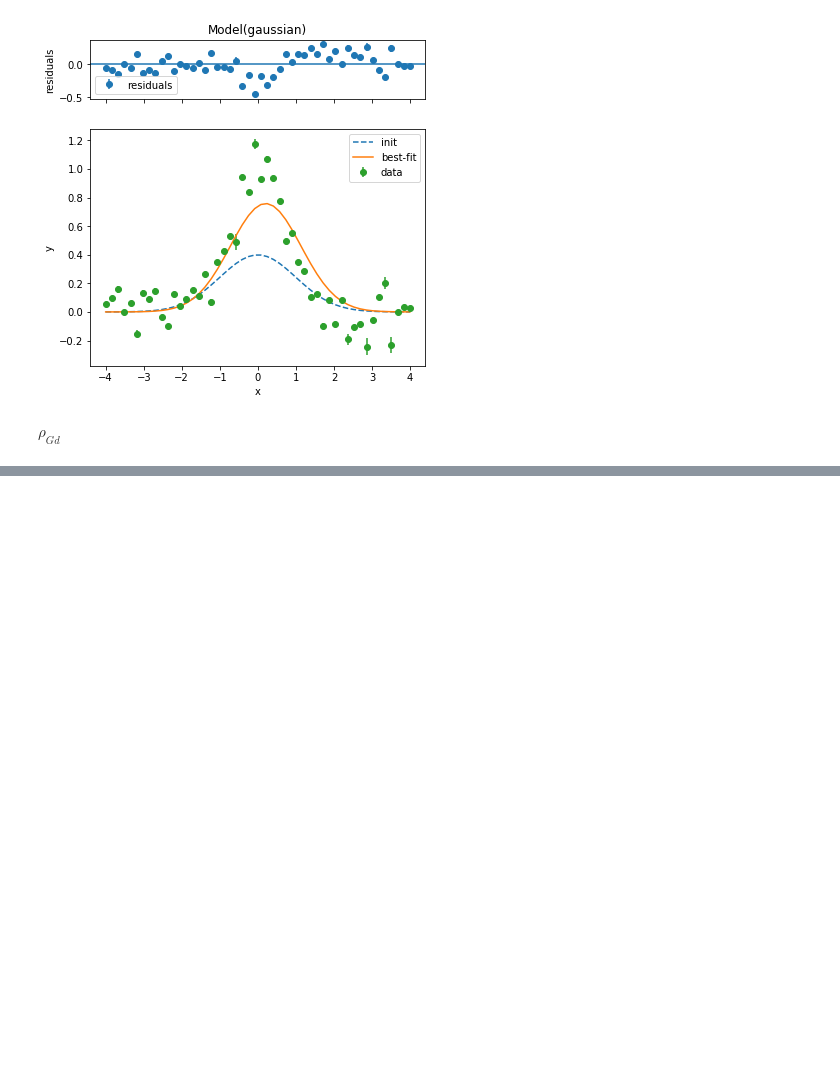
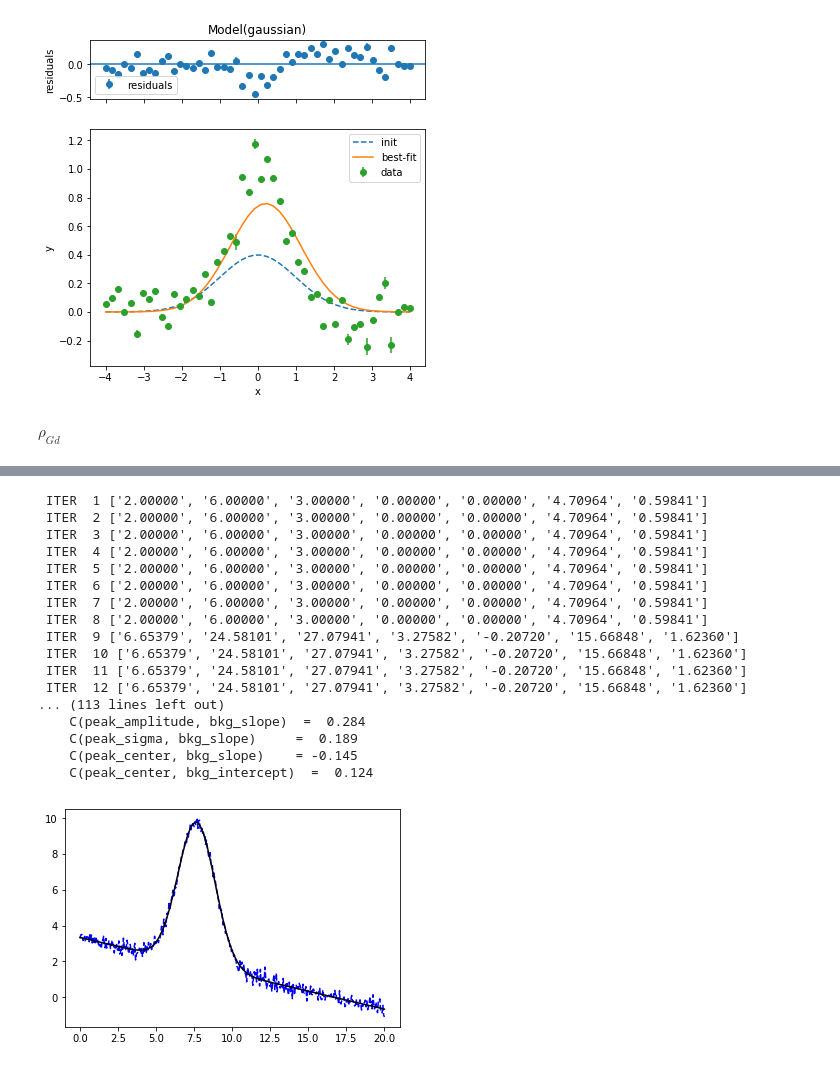
Before and after one commit to zhangy6x/research_stuff, a Jupyter notebook: jupyter_notebooks/lmfit_params.ipynb, the cells around one changed output, grey strips where cells are left out. Saved outputs shown, nothing was run; the diff lists cells and outputs as text; code cells hidden in the pictures; blank space fills up the shorter version.

```diff
--- a/jupyter_notebooks/lmfit_params.ipynb
+++ b/jupyter_notebooks/lmfit_params.ipynb
@@ -60,0 +90,53 @@ $\rho_{Gd}$
+# %%
+from numpy import linspace, random
+import matplotlib.pylab as pylab
+
+from lmfit.models import LinearModel, GaussianModel
+from lmfit.lineshapes import gaussian
+
+def per_iteration(pars, iter, resid, *args, **kws):
+    print(" ITER ", iter, ["%.5f" % p for p in pars.values()])
+
+
+x = linspace(0., 20, 401)
+y = gaussian(x, amplitude=24.56, center=7.6543, sigma=1.23)
+y = y  - .20*x + 3.333 + random.normal(scale=0.23,  size=len(x))
+
+mod = GaussianModel(prefix='peak_') + LinearModel(prefix='bkg_')
+
+pars = mod.make_params()
+pars['peak_amplitude'].value = 3.0
+pars['peak_center'].value = 6.0
+pars['peak_sigma'].value = 2.0
+pars['bkg_intercept'].value = 0.0
+pars['bkg_slope'].value = 0.0
+
+
+out = mod.fit(y, pars, x=x, iter_cb=per_iteration)
+
+pylab.plot(x, y, 'b--')
+
+print(' Nfev = ', out.nfev)
+print( out.fit_report())
+
+pylab.plot(x, out.best_fit, 'k-')
+pylab.show()
+# %% [output]
+ ITER  1 ['2.00000', '6.00000', '3.00000', '0.00000', '0.00000', '4.70964', '0.59841']
+ ITER  2 ['2.00000', '6.00000', '3.00000', '0.00000', '0.00000', '4.70964', '0.59841']
+ ITER  3 ['2.00000', '6.00000', '3.00000', '0.00000', '0.00000', '4.70964', '0.59841']
+ ITER  4 ['2.00000', '6.00000', '3.00000', '0.00000', '0.00000', '4.70964', '0.59841']
+ ITER  5 ['2.00000', '6.00000', '3.00000', '0.00000', '0.00000', '4.70964', '0.59841']
+ ITER  6 ['2.00000', '6.00000', '3.00000', '0.00000', '0.00000', '4.70964', '0.59841']
+ ITER  7 ['2.00000', '6.00000', '3.00000', '0.00000', '0.00000', '4.70964', '0.59841']
+ ITER  8 ['2.00000', '6.00000', '3.00000', '0.00000', '0.00000', '4.70964', '0.59841']
+ ITER  9 ['6.65379', '24.58101', '27.07941', '3.27582', '-0.20720', '15.66848', '1.62360']
+ ITER  10 ['6.65379', '24.58101', '27.07941', '3.27582', '-0.20720', '15.66848', '1.62360']
+ ITER  11 ['6.65379', '24.58101', '27.07941', '3.27582', '-0.20720', '15.66848', '1.62360']
+ ITER  12 ['6.65379', '24.58101', '27.07941', '3.27582', '-0.20720', '15.66848', '1.62360']
+... (113 lines left out)
+    C(peak_amplitude, bkg_slope)  =  0.284
+    C(peak_sigma, bkg_slope)     =  0.189
+    C(peak_center, bkg_slope)    = -0.145
+    C(peak_center, bkg_intercept)  =  0.124
+[figure, added]
```
Also changed, not shown: parts of 1 cell of this notebook, 43 other files.
